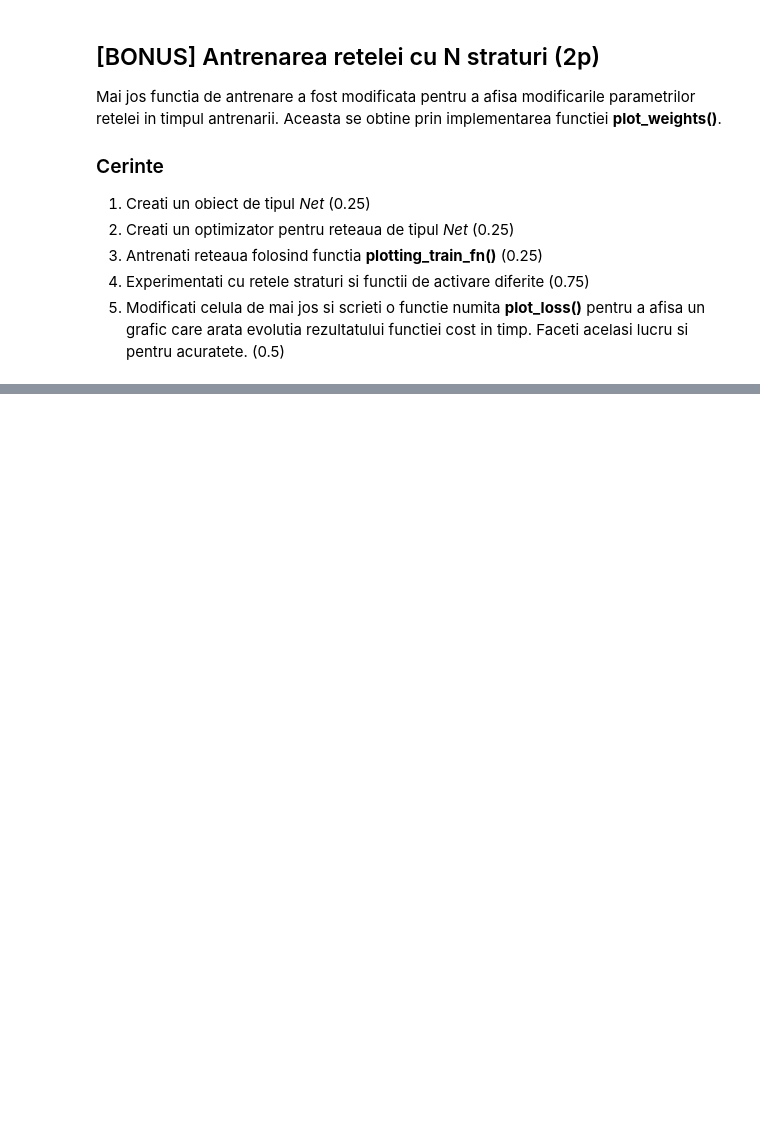
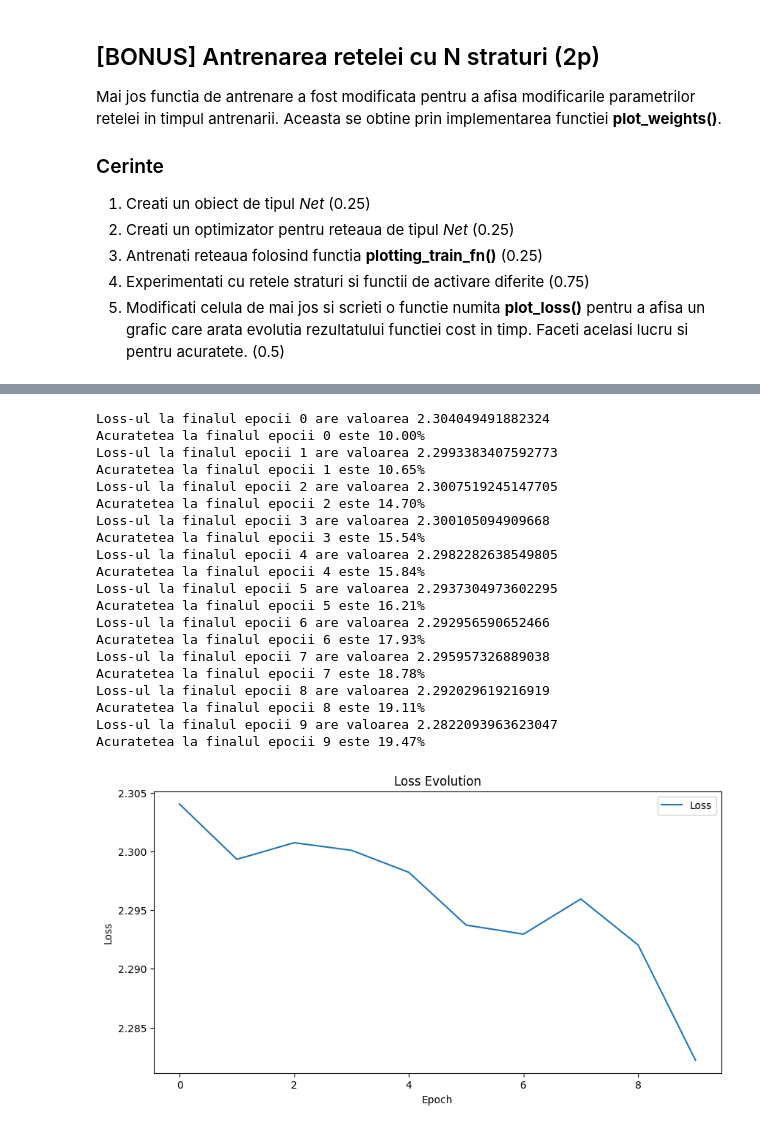
Before and after one commit to Pepi100/Uni-Work, a Jupyter notebook: THIRD YEAR/Second Semester/Computer Vision/Labs/Lab 2/Lab2_IAVA.ipynb, the cells around one changed output, grey strips where cells are left out. Cells and saved outputs as stored; diff of their text form; code cells hidden in the pictures; blank space fills up the shorter version.

```diff
--- a/THIRD YEAR/Second Semester/Computer Vision/Labs/Lab 2/Lab2_IAVA.ipynb
+++ b/THIRD YEAR/Second Semester/Computer Vision/Labs/Lab 2/Lab2_IAVA.ipynb
@@ -479,0 +697,80 @@ def plotting_train_fn(epochs: int, train_loader: data.DataLoader, test_loader: d
+# %%
+# Cerinta 5 - completati codul aici
+
+
+def plot_loss(loss_values):
+    plt.figure(figsize=(10, 5))
+    plt.plot(loss_values, label='Loss')
+    plt.xlabel('Epoch')
+    plt.ylabel('Loss')
+    plt.title('Loss Evolution')
+    plt.legend()
+    plt.show()
+
+def plot_accuracy(accuracy_values):
+    plt.figure(figsize=(10, 5))
+    plt.plot(accuracy_values, label='Accuracy')
+    plt.xlabel('Epoch')
+    plt.ylabel('Accuracy (%)')
+    plt.title('Accuracy Evolution')
+    plt.legend()
+    plt.show()
+
+def plotting_train_fn(epochs: int, train_loader: data.DataLoader, test_loader: data.DataLoader,
+             net: nn.Module, loss_fn: nn.Module, optimizer: optim.Optimizer):
+  loss_values = []
+  accuracy_values = []
+  for e in range(epochs):
+    for images, labels in train_loader:
+      optimizer.zero_grad()
+      out = net(images)
+      loss = loss_fn(out, labels)
+      loss.backward()
+      optimizer.step()
+
+
+    print("Loss-ul la finalul epocii {} are valoarea {}".format(e, loss.item()))
+
+    count = len(test_loader)
+    correct = 0
+
+    for test_image, test_label in test_loader:
+      out_class = torch.argmax(net(test_image))
+      if out_class == test_label:
+        correct += 1
+
+    print("Acuratetea la finalul epocii {} este {:.2f}%".format(e, (correct / count) * 100))
+    loss_values.append(loss.item())
+    accuracy_values.append((correct / count) * 100)
+
+  plot_loss(loss_values)
+  plot_accuracy(accuracy_values)
+
+layer_sizes = [(3072, 1000), (1000, 50), (50, 10)]
+multiLayer = Net(layer_sizes, nn.Sigmoid())
+optimizer3 = optim.SGD(multiLayer.parameters(), lr=0.01)
+optimizer3.zero_grad()
+loss_fn = nn.CrossEntropyLoss()
+plotting_train_fn(10, train_loader, test_loader, multiLayer, loss_fn, optimizer3)
+# %% [output]
+Loss-ul la finalul epocii 0 are valoarea 2.304049491882324
+Acuratetea la finalul epocii 0 este 10.00%
+Loss-ul la finalul epocii 1 are valoarea 2.2993383407592773
+Acuratetea la finalul epocii 1 este 10.65%
+Loss-ul la finalul epocii 2 are valoarea 2.3007519245147705
+Acuratetea la finalul epocii 2 este 14.70%
+Loss-ul la finalul epocii 3 are valoarea 2.300105094909668
+Acuratetea la finalul epocii 3 este 15.54%
+Loss-ul la finalul epocii 4 are valoarea 2.2982282638549805
+Acuratetea la finalul epocii 4 este 15.84%
+Loss-ul la finalul epocii 5 are valoarea 2.2937304973602295
+Acuratetea la finalul epocii 5 este 16.21%
+Loss-ul la finalul epocii 6 are valoarea 2.292956590652466
+Acuratetea la finalul epocii 6 este 17.93%
+Loss-ul la finalul epocii 7 are valoarea 2.295957326889038
+Acuratetea la finalul epocii 7 este 18.78%
+Loss-ul la finalul epocii 8 are valoarea 2.292029619216919
+Acuratetea la finalul epocii 8 este 19.11%
+Loss-ul la finalul epocii 9 are valoarea 2.2822093963623047
+Acuratetea la finalul epocii 9 este 19.47%
+[figure, added]
```
Also changed, not shown: parts of 14 cells of this notebook.
